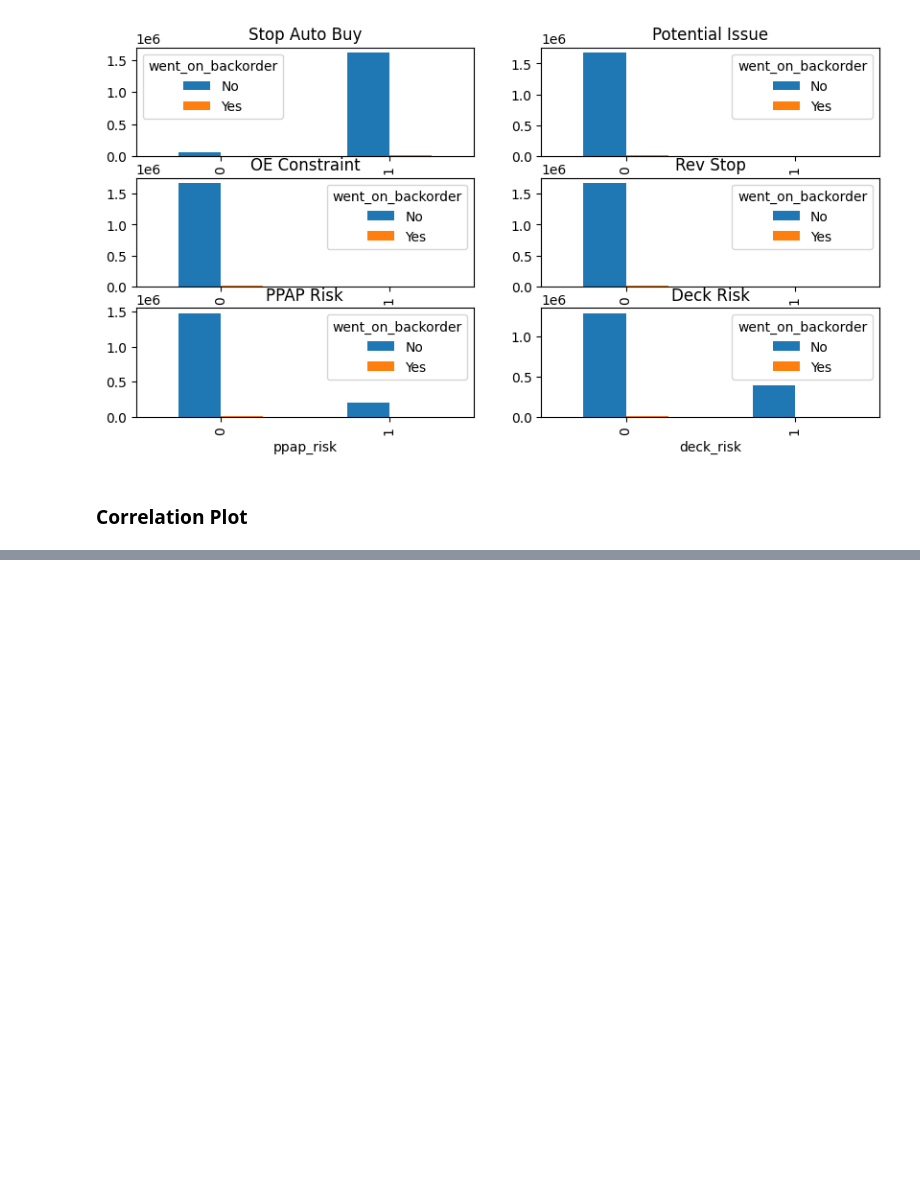
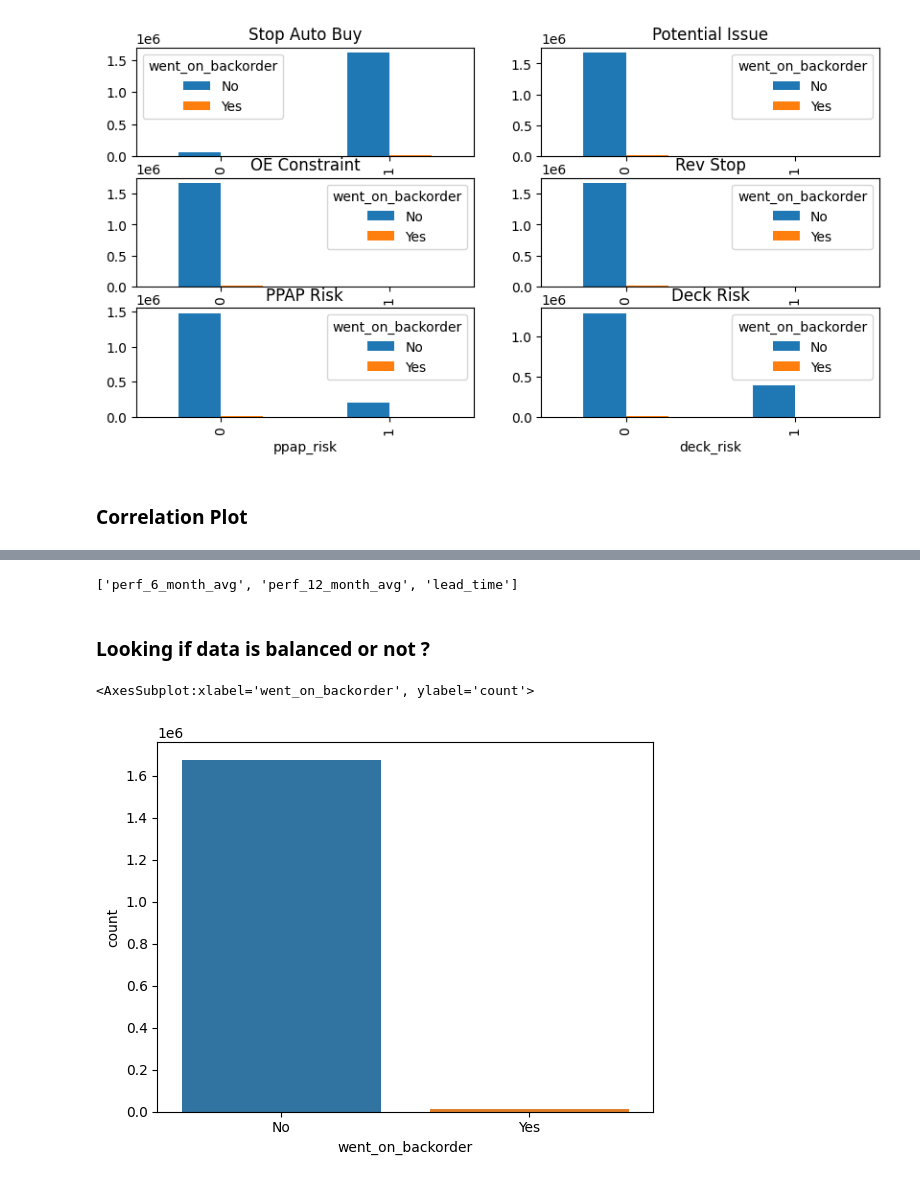
Before and after one commit to harendra263/Backorder_Prediction, a Jupyter notebook: nbs/EDA-1.ipynb, the cells around one changed output, grey strips where cells are left out. Saved outputs shown, nothing was run; the diff lists cells and outputs as text; code cells hidden in the pictures; blank space fills up the shorter version.

```diff
--- a/nbs/EDA-1.ipynb
+++ b/nbs/EDA-1.ipynb
@@ -179,0 +198,5 @@ plt.savefig("../img/Categories_with_targets.png")
+# %%
+total = merged.isnull().sum().sort_values(ascending=False)
+percent = (merged.isnull().sum()/ merged.isnull().count()).sort_values(ascending=False)
+missing_data = pd.concat([total, percent], axis=1, keys=['Total', 'Percent'])
+missing_data
@@ -179,0 +221,13 @@ plt.savefig("../img/Categories_with_targets.png")
+# %%
+missing_ele= missing_data[missing_data['Total'] > 1].index.to_list()
+for ele in missing_ele:
+    merged[ele]= merged[ele].replace(np.nan, merged[ele].median())
+# %% [output]
+['perf_6_month_avg', 'perf_12_month_avg', 'lead_time']
+# %% [markdown]
+### Looking if data is balanced or not ?
+# %%
+sns.countplot(x='went_on_backorder', data=merged)
+# %% [output]
+<AxesSubplot:xlabel='went_on_backorder', ylabel='count'>
+[figure, added]
```
Also changed, not shown: parts of 4 cells of this notebook, 6 other files.
